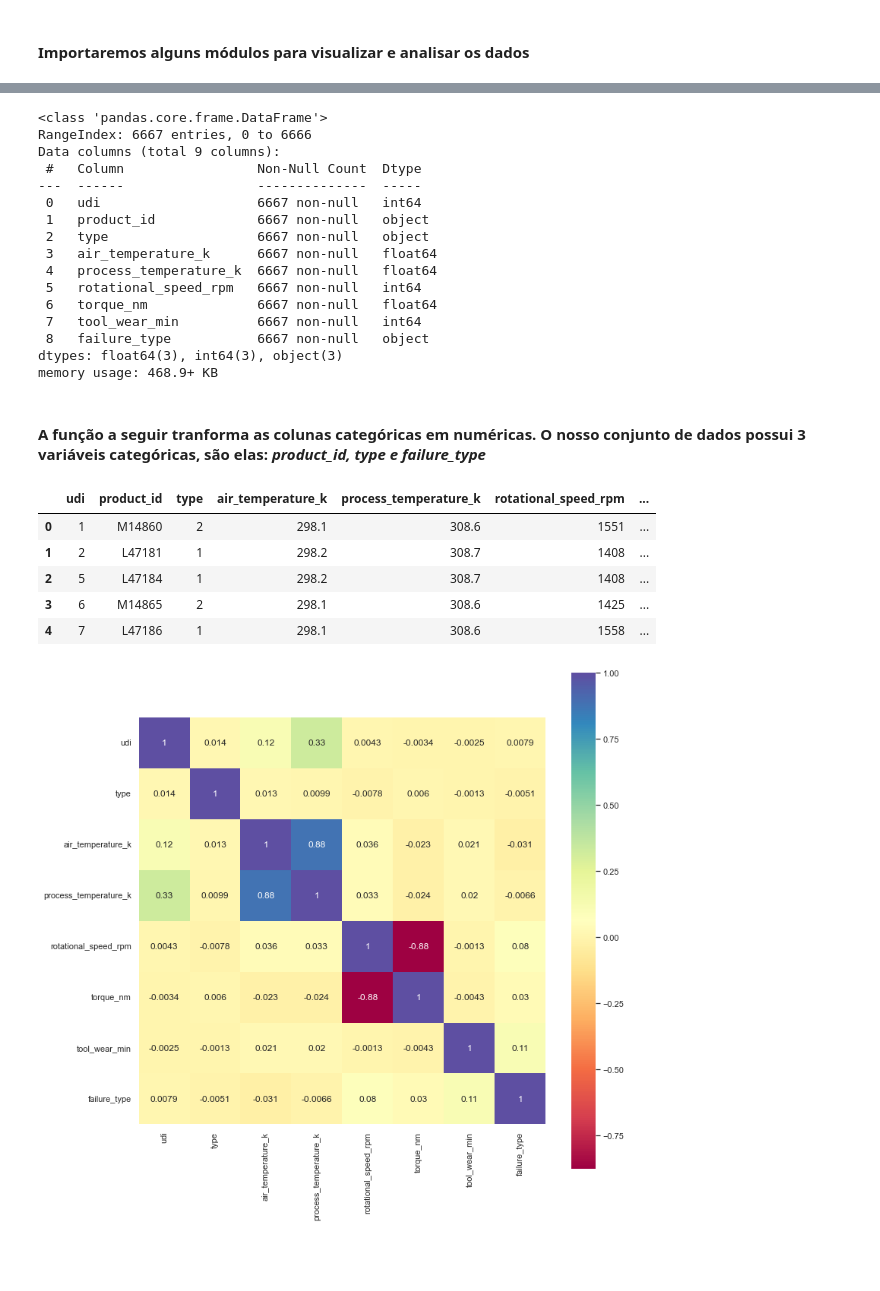
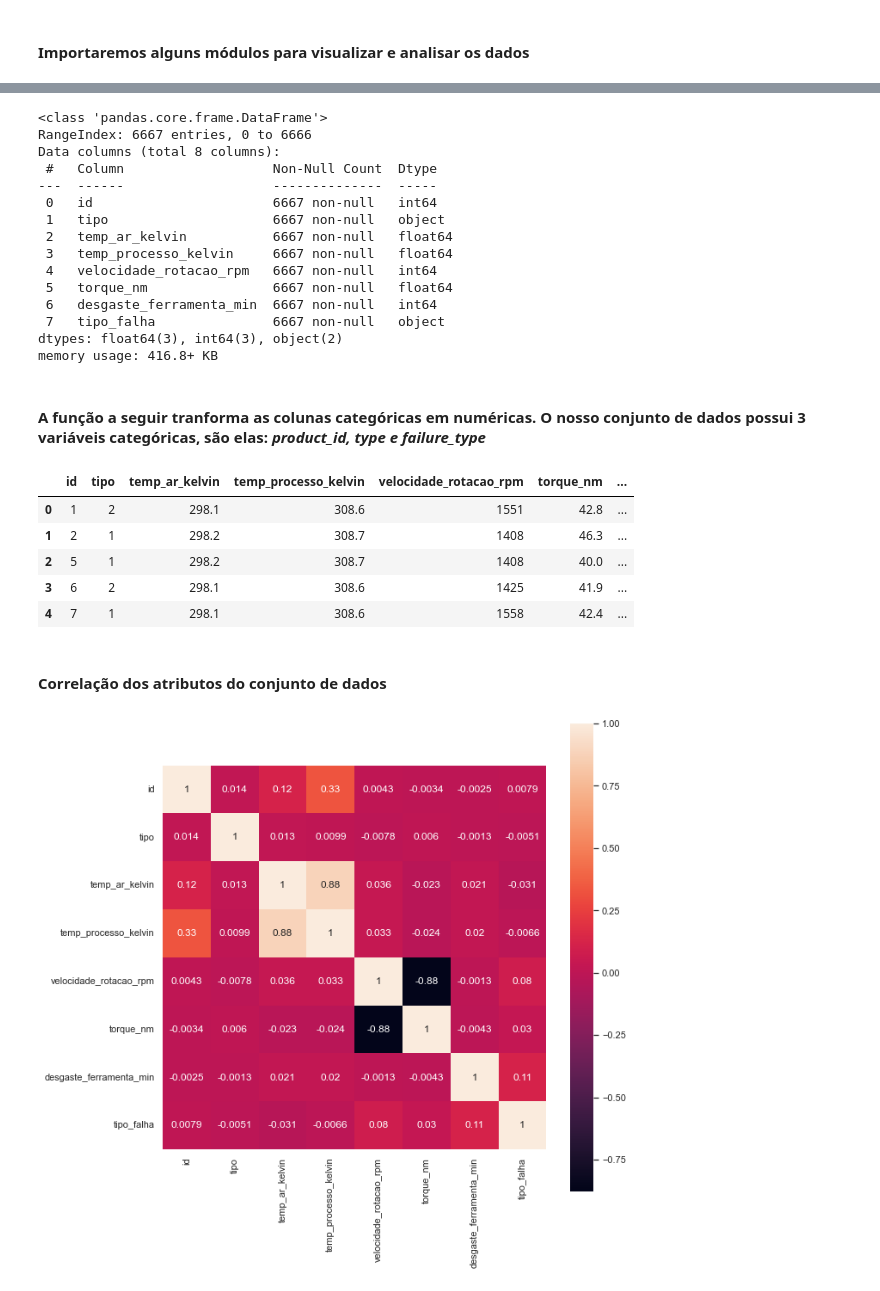
Before and after one commit to ana-rabelo/lighthouse_data_science, a Jupyter notebook: predict_failure.ipynb, the cells around one changed output, grey strips where cells are left out. Cells and saved outputs as stored; diff of their text form; code cells hidden in the pictures; blank space fills up the shorter version.

```diff
--- a/predict_failure.ipynb
+++ b/predict_failure.ipynb
@@ -7,4 +7,9 @@ import pandas as pd
 from matplotlib import pyplot as plt
 import seaborn as sns
 from sklearn import preprocessing
+from sklearn.model_selection import train_test_split
+from sklearn.tree import DecisionTreeClassifier
+from sklearn.metrics import accuracy_score
+
+sns.set_style("darkgrid")
 # %%
@@ -12,0 +20,3 @@ data_teste = pd.read_csv('./data/desafio_manutencao_preditiva_teste.csv')
+# %%
+data_teste.drop("product_id", axis=1, inplace=True)
+data_treino.drop("product_id", axis=1, inplace=True)
@@ -13,3 +34,17 @@ data_teste = pd.read_csv('./data/desafio_manutencao_preditiva_teste.csv')
+# %%
+rename_columns = {
+    "udi": "id",
+    "type": "tipo",
+    "air_temperature_k": "temp_ar_kelvin",
+    "process_temperature_k": "temp_processo_kelvin",
+    "rotational_speed_rpm": "velocidade_rotacao_rpm",
+    "torque_nm": "torque_nm",
+    "tool_wear_min": "desgaste_ferramenta_min",
+    "failure_type": "tipo_falha",
+}
+
+data_treino.rename(columns=rename_columns, inplace=True)
+data_teste.rename(columns=rename_columns, inplace=True)
 # %%
 data_treino.head()
 # %% [output]
@@ -24,20 +59,19 @@ data_treino.info()
 # %% [output]
 <class 'pandas.core.frame.DataFrame'>
 RangeIndex: 6667 entries, 0 to 6666
-Data columns (total 9 columns):
- #   Column                 Non-Null Count  Dtype
----  ------                 --------------  -----
- 0   udi                    6667 non-null   int64
- 1   product_id             6667 non-null   object
- 2   type                   6667 non-null   object
- 3   air_temperature_k      6667 non-null   float64
- 4   process_temperature_k  6667 non-null   float64
- 5   rotational_speed_rpm   6667 non-null   int64
- 6   torque_nm              6667 non-null   float64
- 7   tool_wear_min          6667 non-null   int64
- 8   failure_type           6667 non-null   object
-dtypes: float64(3), int64(3), object(3)
-memory usage: 468.9+ KB
+Data columns (total 8 columns):
+ #   Column                   Non-Null Count  Dtype
+---  ------                   --------------  -----
+ 0   id                       6667 non-null   int64
+ 1   tipo                     6667 non-null   object
+ 2   temp_ar_kelvin           6667 non-null   float64
+ 3   temp_processo_kelvin     6667 non-null   float64
+ 4   velocidade_rotacao_rpm   6667 non-null   int64
+ 5   torque_nm                6667 non-null   float64
+ 6   desgaste_ferramenta_min  6667 non-null   int64
+ 7   tipo_falha               6667 non-null   object
+dtypes: float64(3), int64(3), object(2)
+memory usage: 416.8+ KB
 # %% [markdown]
 <h4>A função a seguir tranforma as colunas categóricas em numéricas. O nosso conjunto de dados possui 3 variáveis categóricas, são elas: <i>product_id, type e failure_type</i></h4>
 # %%
@@ -51,15 +88,17 @@ for feature in cat_columns:
 # %%
 data_treino.head()
 # %% [output]
-|  | udi | product_id | type | air_temperature_k | process_temperature_k | rotational_speed_rpm | ... |
-| 0 | 1 | M14860 | 2 | 298.1 | 308.6 | 1551 | ... |
-| 1 | 2 | L47181 | 1 | 298.2 | 308.7 | 1408 | ... |
-| 2 | 5 | L47184 | 1 | 298.2 | 308.7 | 1408 | ... |
-| 3 | 6 | M14865 | 2 | 298.1 | 308.6 | 1425 | ... |
-| 4 | 7 | L47186 | 1 | 298.1 | 308.6 | 1558 | ... |
+|  | id | tipo | temp_ar_kelvin | temp_processo_kelvin | velocidade_rotacao_rpm | torque_nm | ... |
+| 0 | 1 | 2 | 298.1 | 308.6 | 1551 | 42.8 | ... |
+| 1 | 2 | 1 | 298.2 | 308.7 | 1408 | 46.3 | ... |
+| 2 | 5 | 1 | 298.2 | 308.7 | 1408 | 40.0 | ... |
+| 3 | 6 | 2 | 298.1 | 308.6 | 1425 | 41.9 | ... |
+| 4 | 7 | 1 | 298.1 | 308.6 | 1558 | 42.4 | ... |
+# %% [markdown]
+<h4>Correlação dos atributos do conjunto de dados</h4>
 # %%
-sns.heatmap(data_treino.corr(), annot=True, square=True, cmap='Spectral')
-sns.set(rc={'figure.figsize':(10,10)})
+sns.heatmap(data_treino.corr(), annot=True, square=True, cmap="rocket")
+sns.set(rc={"figure.figsize": (10, 10)})
 plt.show()
 # %% [output]
-[figure, old version]
+[figure, new version]
```
Also changed, not shown: parts of 19 cells of this notebook, 3 other files.
